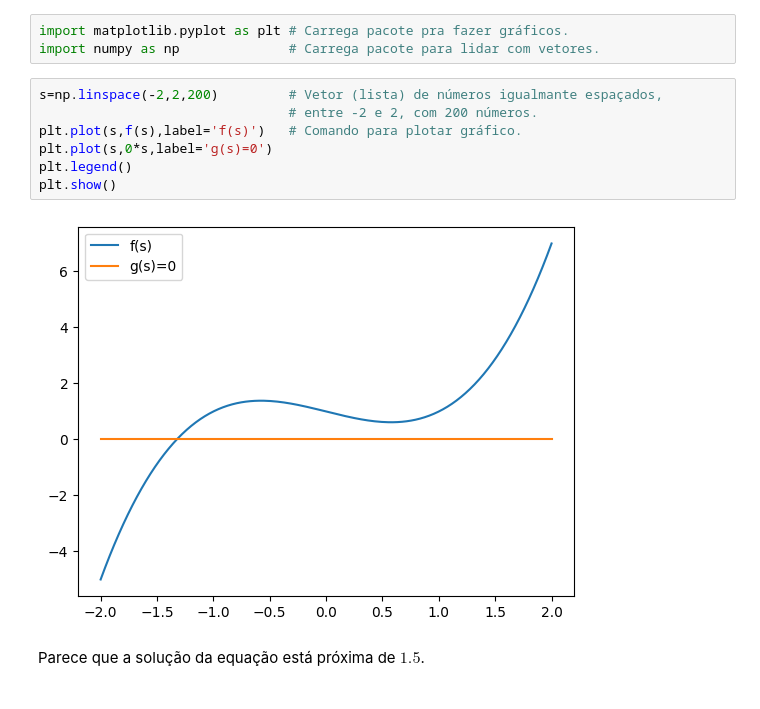
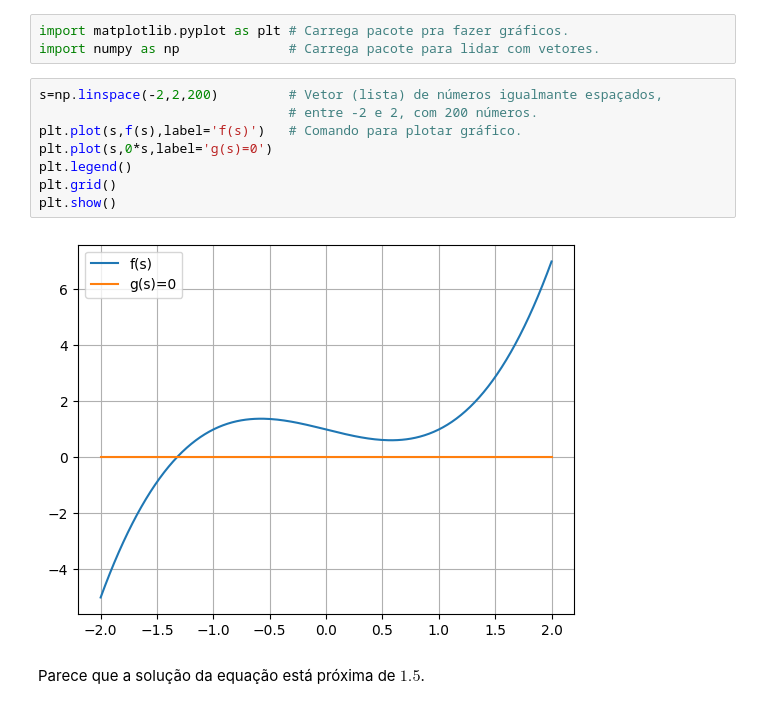
Before and after one commit to j-claudinei-f/j-claudinei-f, a Jupyter notebook: Resolvendo_equações_polinomiais.ipynb, the cells around one changed output. Saved outputs shown, nothing was run; the diff lists cells and outputs as text.

```diff
--- a/Resolvendo_equações_polinomiais.ipynb
+++ b/Resolvendo_equações_polinomiais.ipynb
@@ -34,12 +34,13 @@ import numpy as np              # Carrega pacote para lidar com vetores.
 # %%
 s=np.linspace(-2,2,200)         # Vetor (lista) de números igualmante espaçados,
                                 # entre -2 e 2, com 200 números.
 plt.plot(s,f(s),label='f(s)')   # Comando para plotar gráfico.
 plt.plot(s,0*s,label='g(s)=0')
 plt.legend()
+plt.grid()
 plt.show()
 # %% [output]
-[figure, old version]
+[figure, new version]
 # %% [markdown]
 Parece que a solução da equação está próxima de $1.5$.
 # %% [markdown]
```
Also changed, not shown: parts of 25 cells of this notebook.
